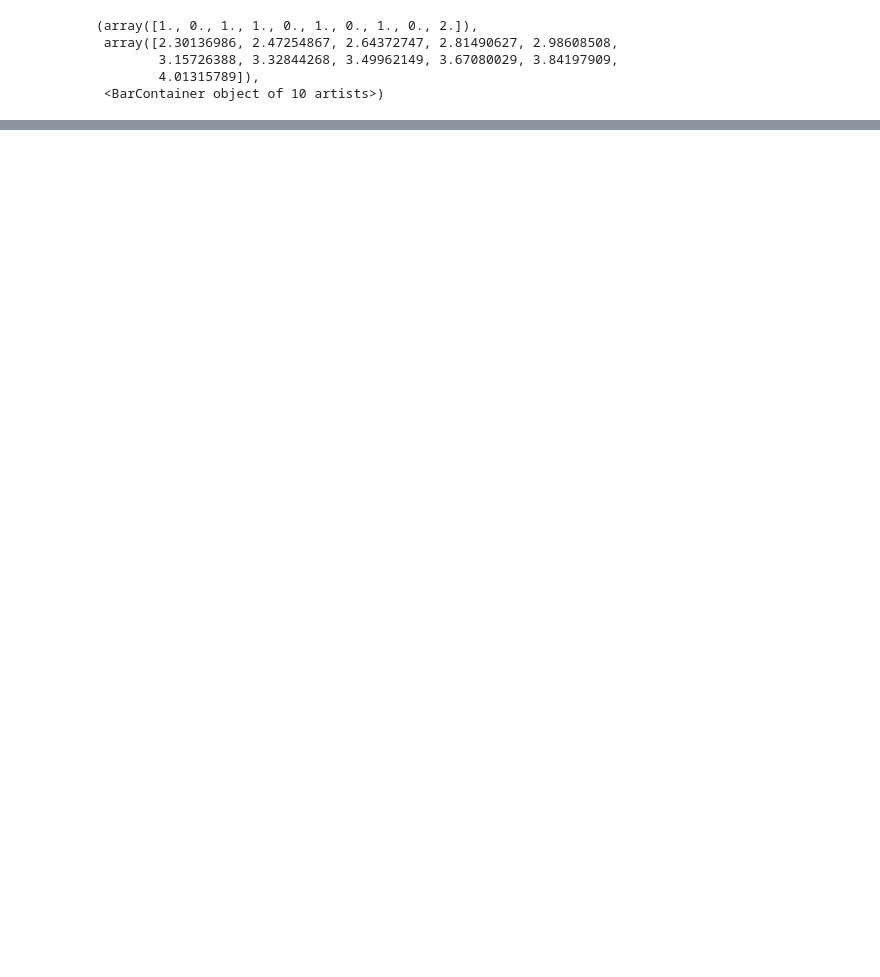
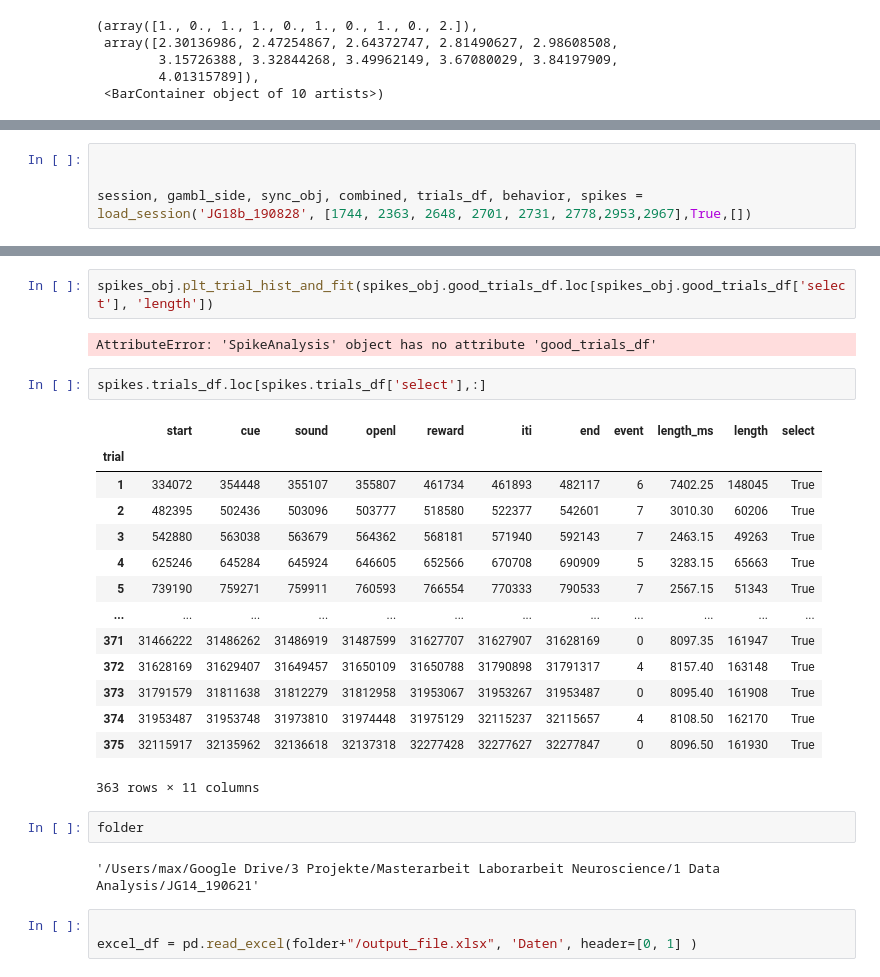
Before and after one commit to maxhoheiser/spikes-ephys, a Jupyter notebook: sessions_eda.ipynb, the cells around one changed output, grey strips where cells are left out. Drawn from its saved outputs; the diff is of its cells as text; blank space fills up the shorter version.

Commit message:
moved all to objects

```diff
--- a/sessions_eda.ipynb
+++ b/sessions_eda.ipynb
@@ -718,0 +767,4 @@ plt.hist(ratio)
+# %%
+
+
+session, gambl_side, sync_obj, combined, trials_df, behavior, spikes = load_session('JG18b_190828', [1744, 2363, 2648, 2701, 2731, 2778,2953,2967],True,[])
@@ -718,0 +861,28 @@ plt.hist(ratio)
+# %%
+spikes_obj.plt_trial_hist_and_fit(spikes_obj.good_trials_df.loc[spikes_obj.good_trials_df['select'], 'length'])
+# %% [output]
+AttributeError: 'SpikeAnalysis' object has no attribute 'good_trials_df'
+# %%
+spikes.trials_df.loc[spikes.trials_df['select'],:]
+# %% [output]
+|  | start | cue | sound | openl | reward | iti | end | event | length_ms | length | select |
+| trial |  |  |  |  |  |  |  |  |  |  |  |
+| 1 | 334072 | 354448 | 355107 | 355807 | 461734 | 461893 | 482117 | 6 | 7402.25 | 148045 | True |
+| 2 | 482395 | 502436 | 503096 | 503777 | 518580 | 522377 | 542601 | 7 | 3010.30 | 60206 | True |
+| 3 | 542880 | 563038 | 563679 | 564362 | 568181 | 571940 | 592143 | 7 | 2463.15 | 49263 | True |
+| 4 | 625246 | 645284 | 645924 | 646605 | 652566 | 670708 | 690909 | 5 | 3283.15 | 65663 | True |
+| 5 | 739190 | 759271 | 759911 | 760593 | 766554 | 770333 | 790533 | 7 | 2567.15 | 51343 | True |
+| ... | ... | ... | ... | ... | ... | ... | ... | ... | ... | ... | ... |
+| 371 | 31466222 | 31486262 | 31486919 | 31487599 | 31627707 | 31627907 | 31628169 | 0 | 8097.35 | 161947 | True |
+| 372 | 31628169 | 31629407 | 31649457 | 31650109 | 31650788 | 31790898 | 31791317 | 4 | 8157.40 | 163148 | True |
+| 373 | 31791579 | 31811638 | 31812279 | 31812958 | 31953067 | 31953267 | 31953487 | 0 | 8095.40 | 161908 | True |
+| 374 | 31953487 | 31953748 | 31973810 | 31974448 | 31975129 | 32115237 | 32115657 | 4 | 8108.50 | 162170 | True |
+| 375 | 32115917 | 32135962 | 32136618 | 32137318 | 32277428 | 32277627 | 32277847 | 0 | 8096.50 | 161930 | True |
+363 rows × 11 columns
+# %%
+folder
+# %% [output]
+'/Users/max/Google Drive/3 Projekte/Masterarbeit Laborarbeit Neuroscience/1 Data Analysis/JG14_190621'
+# %%
+
+excel_df = pd.read_excel(folder+"/output_file.xlsx", 'Daten', header=[0, 1] )
```
Also changed, not shown: parts of 69 cells of this notebook, 4 other files.
